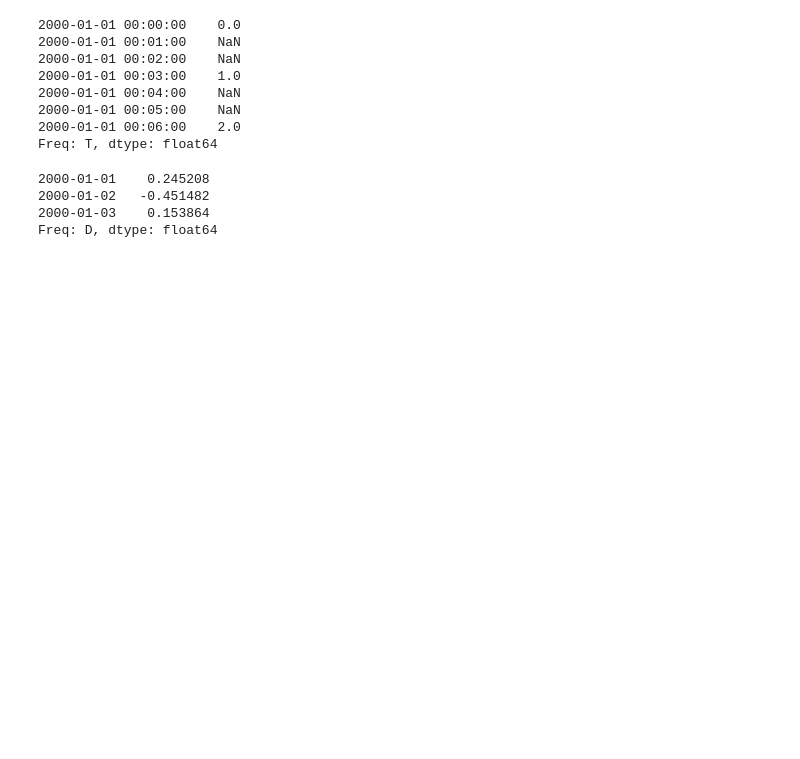
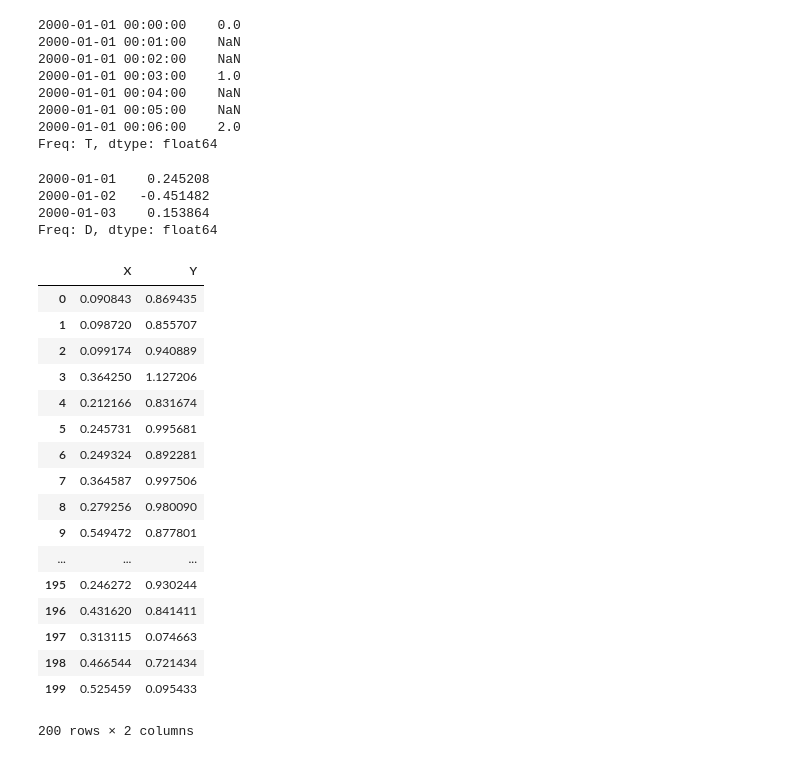
Before and after one commit to marikamurphy/pythonExercises1, a Jupyter notebook: pandas/io/plotting_practice.ipynb, the cells around one changed output. Cells and saved outputs as stored; diff of their text form; code cells hidden in the pictures; blank space fills up the shorter version.

```diff
--- a/pandas/io/plotting_practice.ipynb
+++ b/pandas/io/plotting_practice.ipynb
@@ -59,3 +40,33 @@ ts2.resample('D', closed='left',
 2000-01-02   -0.451482
 2000-01-03    0.153864
 Freq: D, dtype: float64
+# %%
+import numpy as np
+import pandas as pd
+%matplotlib inline
+t = np.linspace(0,10,200)
+df = pd.DataFrame({
+    'X': np.sin(t) + 0.1*np.random.randn(200),
+    'Y': np.sin(2**t) + 0.1*np.random.randn(200)
+})
+
+df.abs()
+# %% [output]
+|  | X | Y |
+| 0 | 0.090843 | 0.869435 |
+| 1 | 0.098720 | 0.855707 |
+| 2 | 0.099174 | 0.940889 |
+| 3 | 0.364250 | 1.127206 |
+| 4 | 0.212166 | 0.831674 |
+| 5 | 0.245731 | 0.995681 |
+| 6 | 0.249324 | 0.892281 |
+| 7 | 0.364587 | 0.997506 |
+| 8 | 0.279256 | 0.980090 |
+| 9 | 0.549472 | 0.877801 |
+| ... | ... | ... |
+| 195 | 0.246272 | 0.930244 |
+| 196 | 0.431620 | 0.841411 |
+| 197 | 0.313115 | 0.074663 |
+| 198 | 0.466544 | 0.721434 |
+| 199 | 0.525459 | 0.095433 |
+200 rows × 2 columns
```
Also changed, not shown: parts of 7 cells of this notebook.
